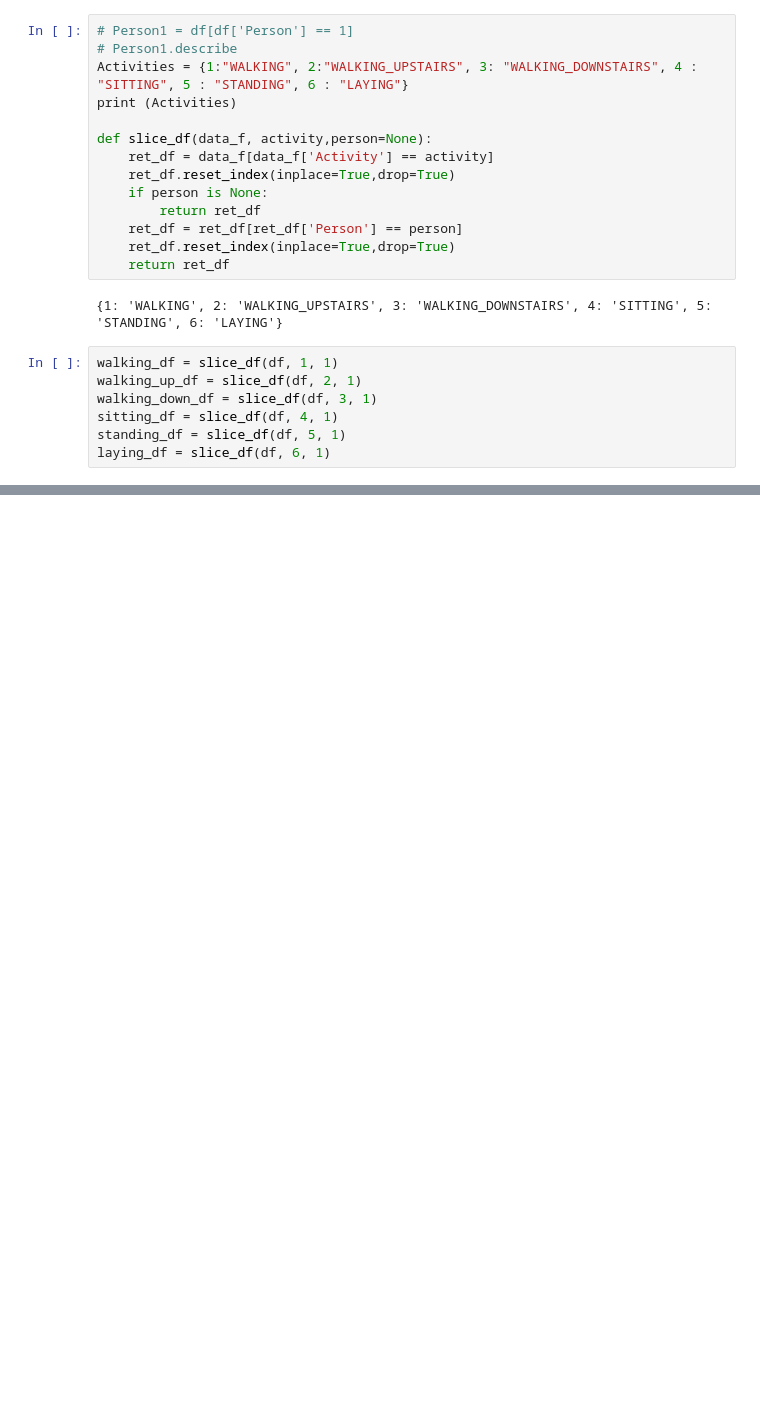
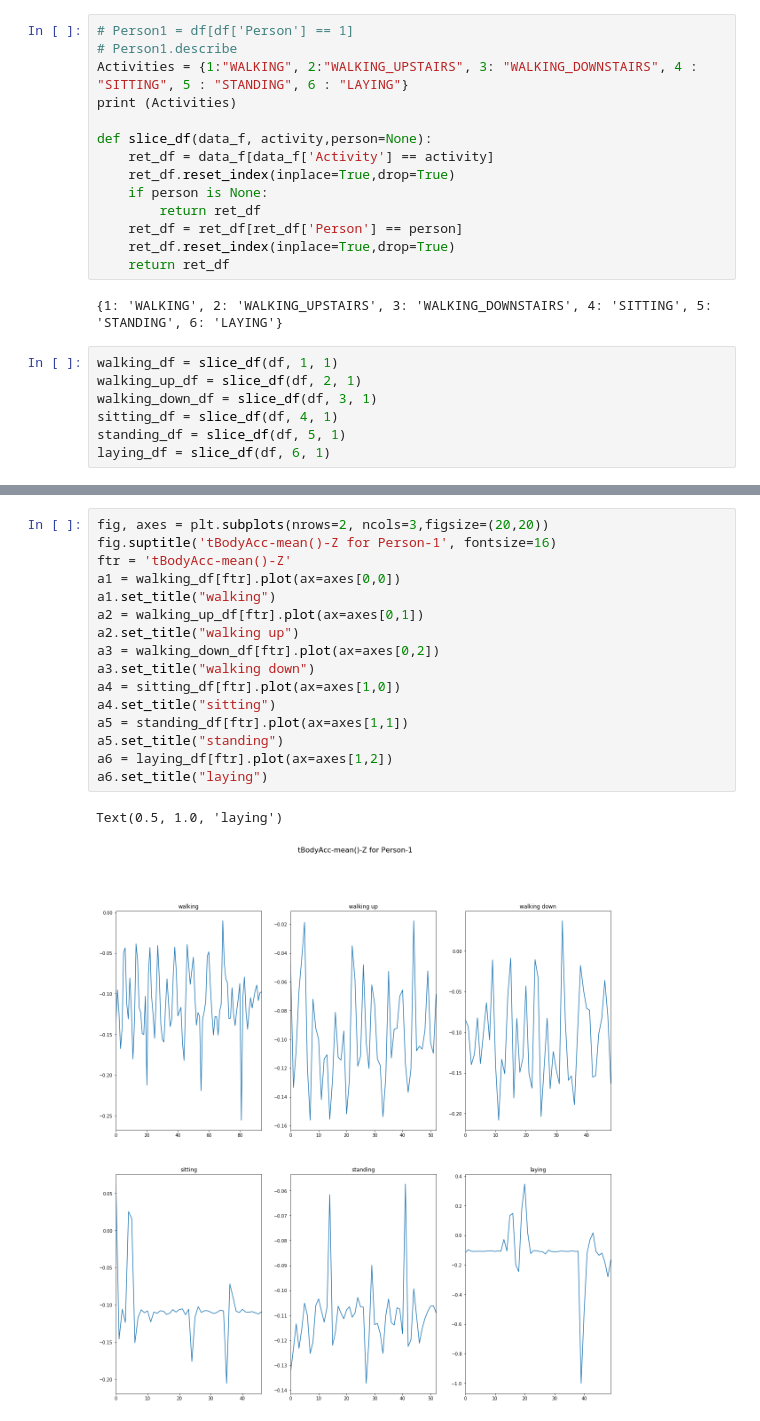
Before and after one commit to prasoon16/HAR_DATASET, a Jupyter notebook: HAR.ipynb, the cells around one changed output, grey strips where cells are left out. Cells and saved outputs as stored; diff of their text form; blank space fills up the shorter version.

```diff
--- a/HAR.ipynb
+++ b/HAR.ipynb
@@ -105,5 +117,24 @@ a6.set_title("laying")
 # %% [output]
 Text(0.5, 1.0, 'laying')
 [figure]
+# %%
+fig, axes = plt.subplots(nrows=2, ncols=3,figsize=(20,20))
+fig.suptitle('tBodyAcc-mean()-Z for Person-1', fontsize=16)
+ftr = 'tBodyAcc-mean()-Z'
+a1 = walking_df[ftr].plot(ax=axes[0,0])
+a1.set_title("walking")
+a2 = walking_up_df[ftr].plot(ax=axes[0,1])
+a2.set_title("walking up")
+a3 = walking_down_df[ftr].plot(ax=axes[0,2])
+a3.set_title("walking down")
+a4 = sitting_df[ftr].plot(ax=axes[1,0])
+a4.set_title("sitting")
+a5 = standing_df[ftr].plot(ax=axes[1,1])
+a5.set_title("standing")
+a6 = laying_df[ftr].plot(ax=axes[1,2])
+a6.set_title("laying")
+# %% [output]
+Text(0.5, 1.0, 'laying')
+[figure, added]
 # %%
 fig, axes = plt.subplots(nrows=2, ncols=3,figsize=(20,20))
```
Also changed, not shown: parts of 9 cells of this notebook.
